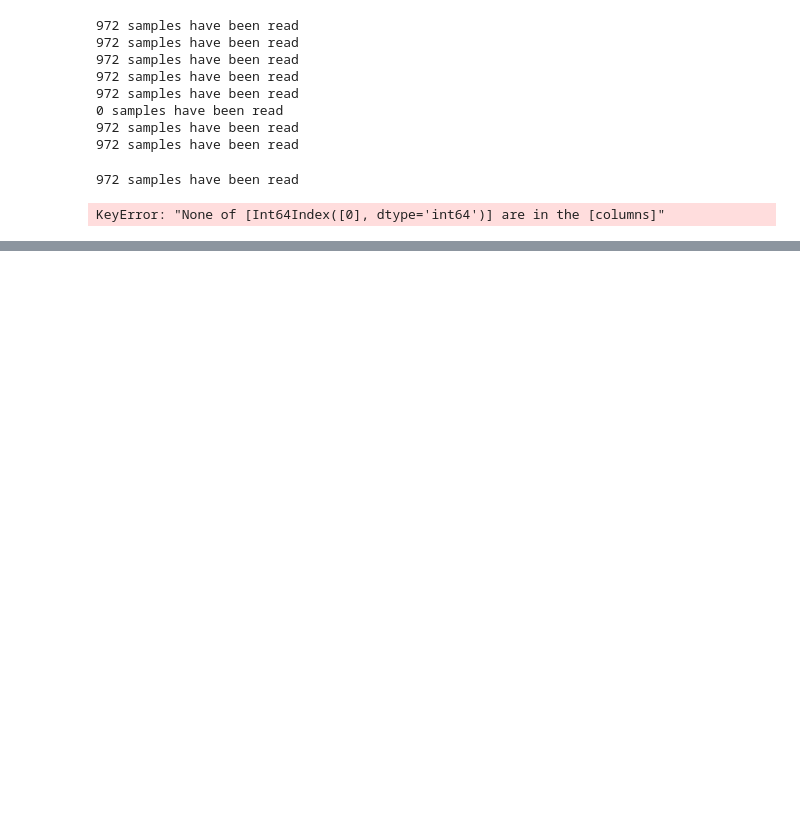
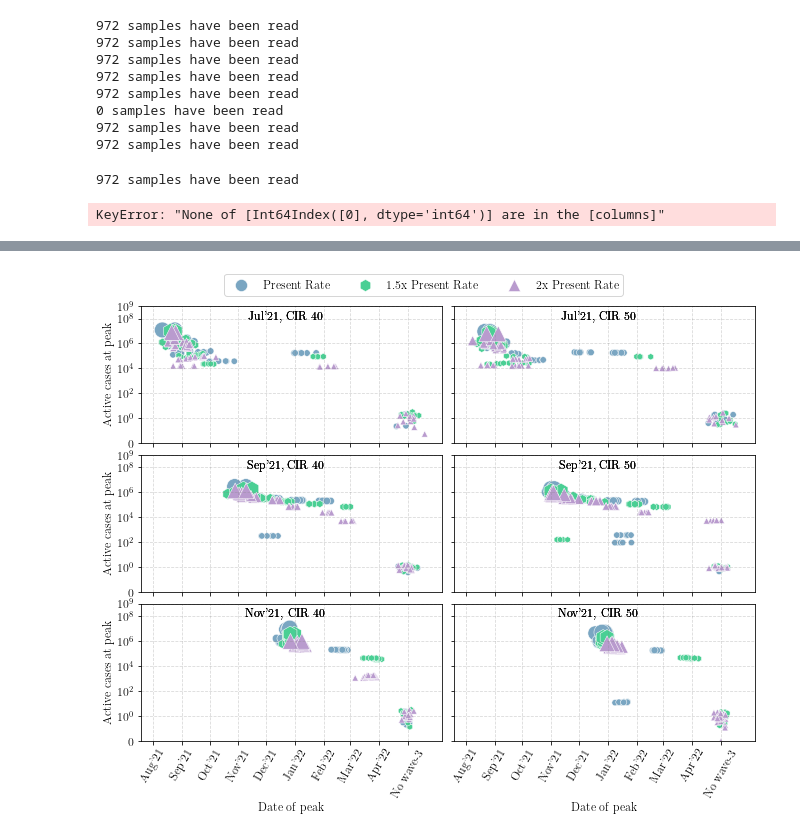
Before and after one commit to thivinanandh/covidPlotWave3, a Jupyter notebook: Thivin.ipynb, the cells around one changed output, grey strips where cells are left out. Saved outputs shown, nothing was run; the diff lists cells and outputs as text; code cells hidden in the pictures; blank space fills up the shorter version.

```diff
--- a/Thivin.ipynb
+++ b/Thivin.ipynb
@@ -609,0 +647,6 @@ plt.show()
+# %%
+################### PLOT THE CIR PLOTS #####################################
+# CIR_plotter();
+SCATTER_plotter()
+# %% [output]
+[figure, added]
```
Also changed, not shown: parts of 13 cells of this notebook, 2 other files.
